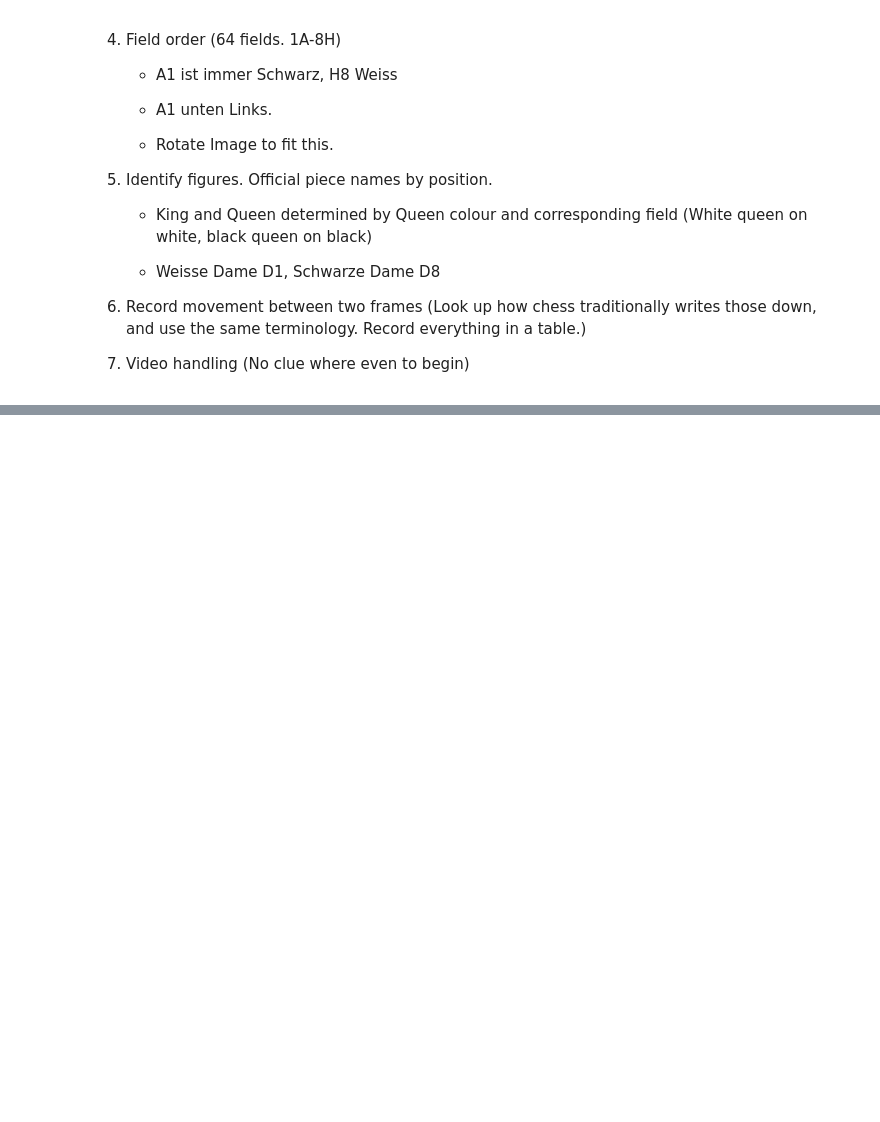
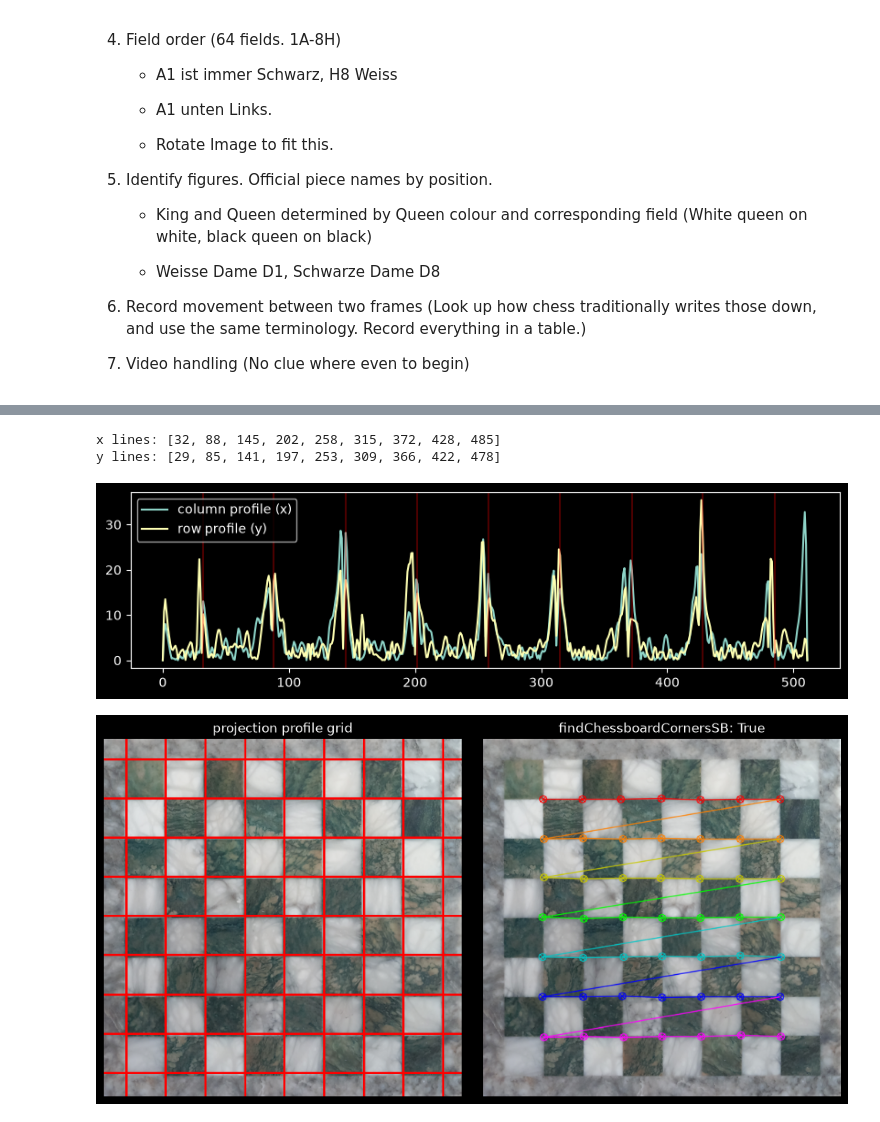
Before and after one commit to D4rkMindz/chess-tracker, a Jupyter notebook: notebooks/classification/contrast.ipynb, the cells around one changed output, grey strips where cells are left out. Drawn from its saved outputs; the diff is of its cells as text; code cells hidden in the pictures; blank space fills up the shorter version.

```diff
--- a/notebooks/classification/contrast.ipynb
+++ b/notebooks/classification/contrast.ipynb
@@ -36,0 +225,66 @@ chess_img = PROJECT_ROOT / "data" / "chess" / "crystal"
+# %%
+def grid_lines(profile, n_lines=9):
+    """Return the positions of n equally spaced lines whose summed profile values are the largest."""
+    size = len(profile)
+    best_score, best = -1.0, None
+    # Try every square width from size/12 (wide border) to size/7.5 (almost no border), in half-pixel steps.
+    for step in np.arange(size / 12, size / 7.5, 0.5):
+        # Try every start position where all lines still fit inside the image.
+        for offset in np.arange(0, size - (n_lines - 1) * step, 1.0):
+            idx = (offset + step * np.arange(n_lines)).astype(int)
+            # Score = sum of the profile at the line positions; clip guards against indices past the end.
+            score = profile[np.clip(idx, 0, size - 1)].sum()
+            if score > best_score:
+                best_score, best = score, idx
+    return best
+
+
+def find_grid(board):
+    """Find the 9 vertical and 9 horizontal grid lines of a warped board from its gradient profiles."""
+    gray = cv2.GaussianBlur(cv2.cvtColor(board, cv2.COLOR_BGR2GRAY), (5, 5), 0).astype(np.float32)
+    # cv2.Sobel: computes the image gradient (brightness change); dx=1, dy=0 is the change in x direction.
+    # Mean of the signed gradient per column (per row for y), then absolute value:
+    # lines whose gradient keeps one sign add up, mixed signs from texture cancel out.
+    profile_x = np.abs(cv2.Sobel(gray, cv2.CV_32F, 1, 0, ksize=3).mean(axis=0))
+    profile_y = np.abs(cv2.Sobel(gray, cv2.CV_32F, 0, 1, ksize=3).mean(axis=1))
+    return grid_lines(profile_x), grid_lines(profile_y), profile_x, profile_y
+
+
+def draw_grid(board, xs, ys):
+    """Return a copy of the board with the grid lines drawn in red."""
+    out = board.copy()
+    for x in xs:
+        # cv2.line: draws a straight line between two points with the given colour and thickness.
+        cv2.line(out, (int(x), 0), (int(x), out.shape[0]), (0, 0, 255), 2)
+    for y in ys:
+        cv2.line(out, (0, int(y)), (out.shape[1], int(y)), (0, 0, 255), 2)
+    return out
+
+
+# Find the grid on the warped empty board.
+xs, ys, profile_x, profile_y = find_grid(board)
+print("x lines:", xs.tolist())
+print("y lines:", ys.tolist())
+
+# Plot both profiles; the red lines mark the chosen x positions.
+plt.figure(figsize=(10, 2.5))
+plt.plot(profile_x, label="column profile (x)")
+plt.plot(profile_y, label="row profile (y)")
+for x in xs:
+    plt.axvline(x, color="red", alpha=0.3)
+plt.legend()
+plt.show()
+
+# Comparison with OpenCV's built-in detector, which looks for the 7x7 inner corners of the board.
+# cv2.findChessboardCornersSB: finds the inner corners of a chessboard pattern; EXHAUSTIVE searches longer but finds more.
+found, inner = cv2.findChessboardCornersSB(cv2.cvtColor(board, cv2.COLOR_BGR2GRAY), (7, 7), flags=cv2.CALIB_CB_EXHAUSTIVE)
+sb = board.copy()
+if found:
+    # cv2.drawChessboardCorners: draws the found corners and their order onto the image.
+    cv2.drawChessboardCorners(sb, (7, 7), inner, found)
+show([draw_grid(board, xs, ys), sb], ["projection profile grid", f"findChessboardCornersSB: {found}"], size=5)
+# %% [output]
+x lines: [32, 88, 145, 202, 258, 315, 372, 428, 485]
+y lines: [29, 85, 141, 197, 253, 309, 366, 422, 478]
+[figure, added]
+[figure, added]
```
Also changed, not shown: parts of 13 cells of this notebook, 36 other files.
